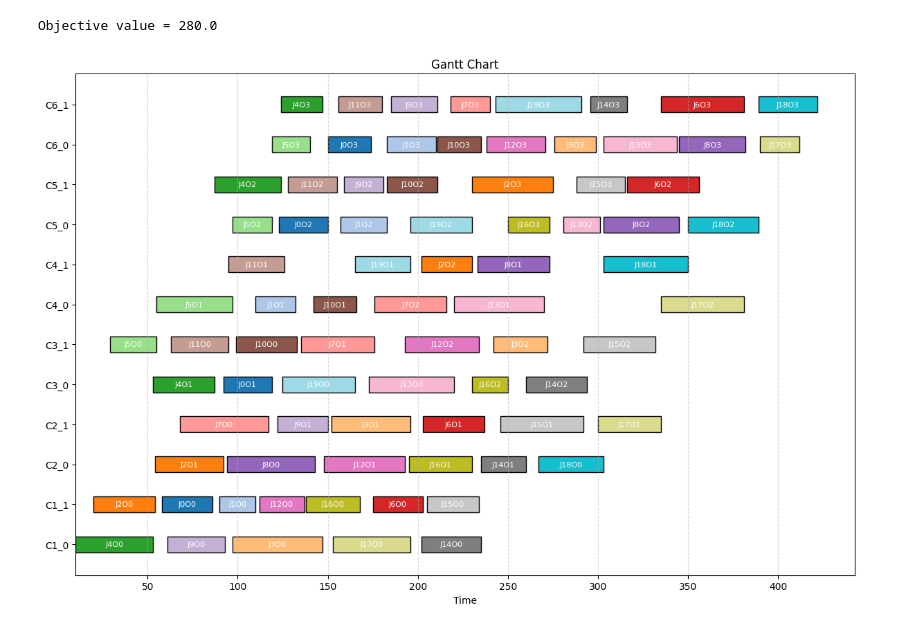
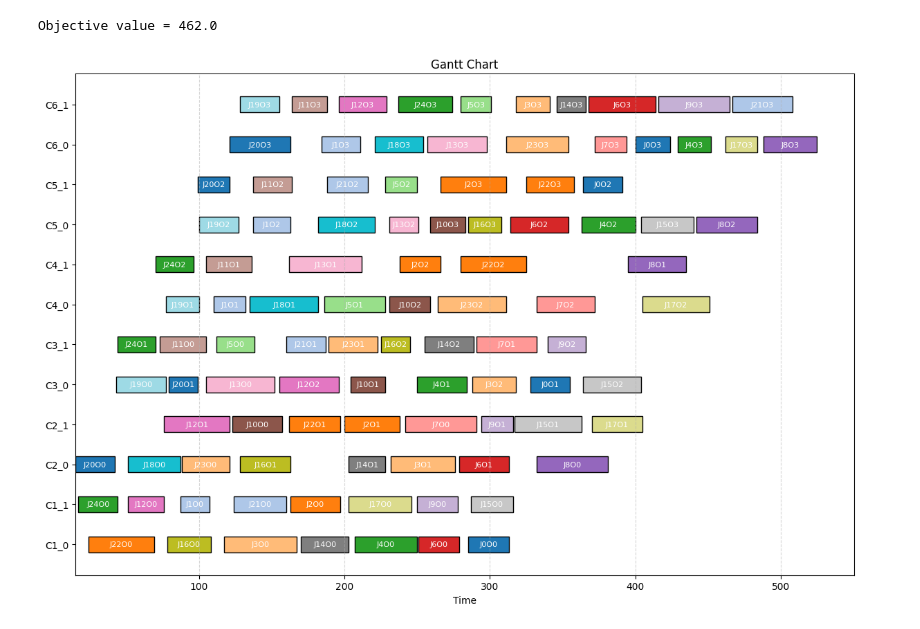
Before and after one commit to jmmchang/Flexible-Job-Shops, a Jupyter notebook: FJS.ipynb, the cells around one changed output. Drawn from its saved outputs; the diff is of its cells as text; code cells hidden in the pictures.

```diff
--- a/FJS.ipynb
+++ b/FJS.ipynb
@@ -56,9 +56,9 @@ Objective value = 278.5
 # %%
-GA = GeneticAlgorithm(problem, pop_size = 200, max_generations = 100)
+GA = GeneticAlgorithm(problem, pop_size = 100, max_generations = 100)
 best_obj, best_schedule = GA.run(seed_solution)
 print(f"Objective value = {best_obj}\n")
 best_schedule = problem.generate_schedule(best_schedule[0], best_schedule[1])
 plot_gantt(best_schedule)
 # %% [output]
-Objective value = 280.0
+Objective value = 462.0
-[figure, old version]
+[figure, new version]
```
Also changed, not shown: parts of 3 cells of this notebook, 4 other files.
